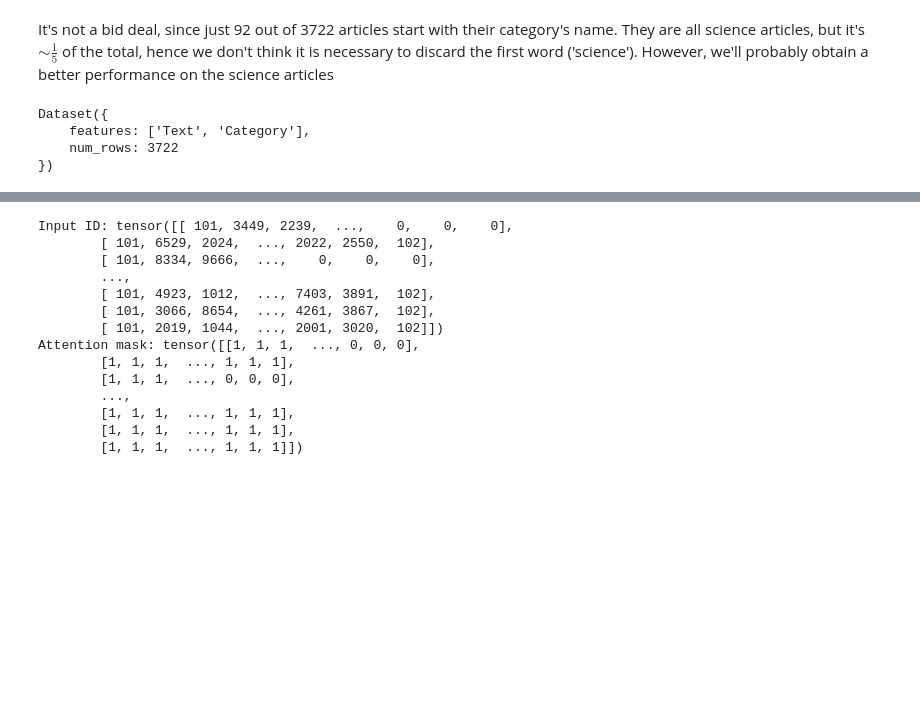
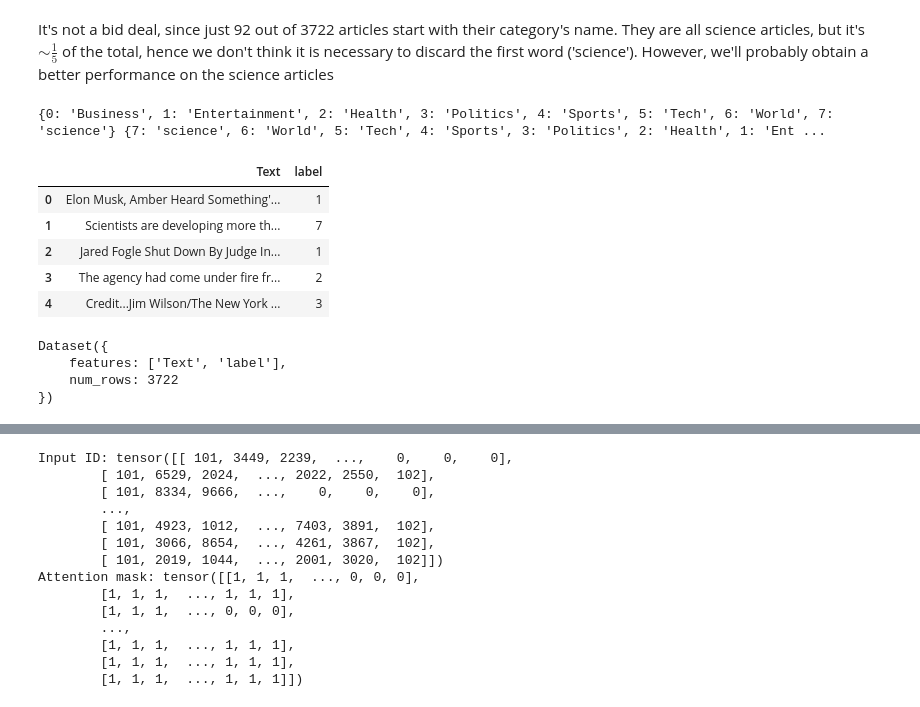
Before and after one commit to MarcoMosconi/News-Article-Categorization, a Jupyter notebook: News_Article_Categorization.ipynb, the cells around one changed output, grey strips where cells are left out. Drawn from its saved outputs; the diff is of its cells as text; code cells hidden in the pictures; blank space fills up the shorter version.

Commit message:
Working model with Huggingface datasets and AutoTokenizer, AutoModelForSequenceClassification

```diff
--- a/News_Article_Categorization.ipynb
+++ b/News_Article_Categorization.ipynb
@@ -94,11 +90,29 @@ There are 92 articles starting with their category name
 There are 482 science articles
 # %% [markdown]
 It's not a bid deal, since just 92 out of 3722 articles start with their category's name. They are all science articles, but it's $\sim \frac15$ of the total, hence we don't think it is necessary to discard the first word ('science'). However, we'll probably obtain a better performance on the science articles
+# %%
+label_encoder = LabelEncoder()
+df['label'] = label_encoder.fit_transform(df['Category'])
+id2label= dict(sorted(zip(map(int, label_encoder.transform(df['Category'])), df['Category'])))
+label2id = dict(sorted(id2label.items(), reverse=True))
+print(id2label, label2id)
+# %% [output]
+{0: 'Business', 1: 'Entertainment', 2: 'Health', 3: 'Politics', 4: 'Sports', 5: 'Tech', 6: 'World', 7: 'science'} {7: 'science', 6: 'World', 5: 'Tech', 4: 'Sports', 3: 'Politics', 2: 'Health', 1: 'Ent ...
+# %%
+df.pop('Category')
+df.head()
+# %% [output]
+|  | Text | label |
+| 0 | Elon Musk, Amber Heard Something'... | 1 |
+| 1 | Scientists are developing more th... | 7 |
+| 2 | Jared Fogle Shut Down By Judge In... | 1 |
+| 3 | The agency had come under fire fr... | 2 |
+| 4 | Credit...Jim Wilson/The New York ... | 3 |
 # %%
-data = Dataset.from_dict(df)
-data
+dt = Dataset.from_dict(df)
+dt
 # %% [output]
 Dataset({
-    features: ['Text', 'Category'],
+    features: ['Text', 'label'],
     num_rows: 3722
 })
```
Also changed, not shown: parts of 21 cells of this notebook.
